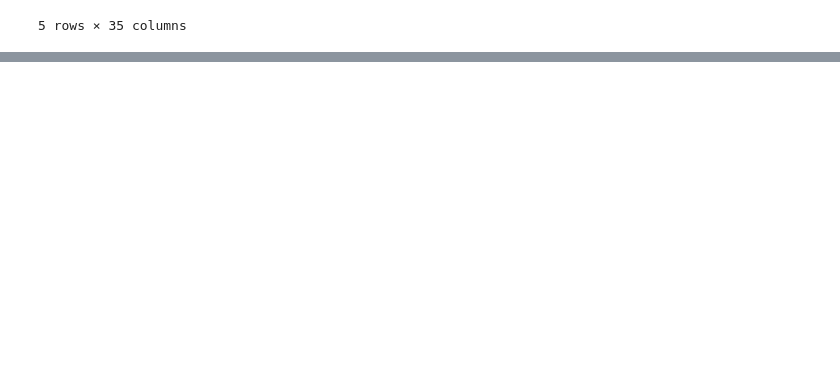
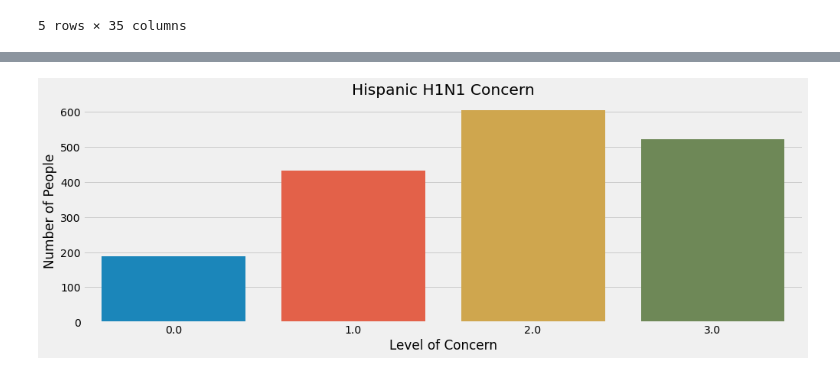
Before and after one commit to mankah/Capstone, a Jupyter notebook: Capstone.ipynb, the cells around one changed output, grey strips where cells are left out. Cells and saved outputs as stored; diff of their text form; code cells hidden in the pictures; blank space fills up the shorter version.

```diff
--- a/Capstone.ipynb
+++ b/Capstone.ipynb
@@ -114,0 +180,12 @@ Name: hhs_geo_region, dtype: int64
+# %%
+hispanic = df[df.race == 'Hispanic']
+hispanic_concern = hispanic.h1n1_concern
+# %%
+fig, ax = plt.subplots(figsize = (15,5))
+
+sns.countplot(hispanic_concern)
+plt.title('Hispanic H1N1 Concern')
+plt.ylabel('Number of People')
+plt.xlabel('Level of Concern');
+# %% [output]
+[figure, added]
```
Also changed, not shown: parts of 16 cells of this notebook.
